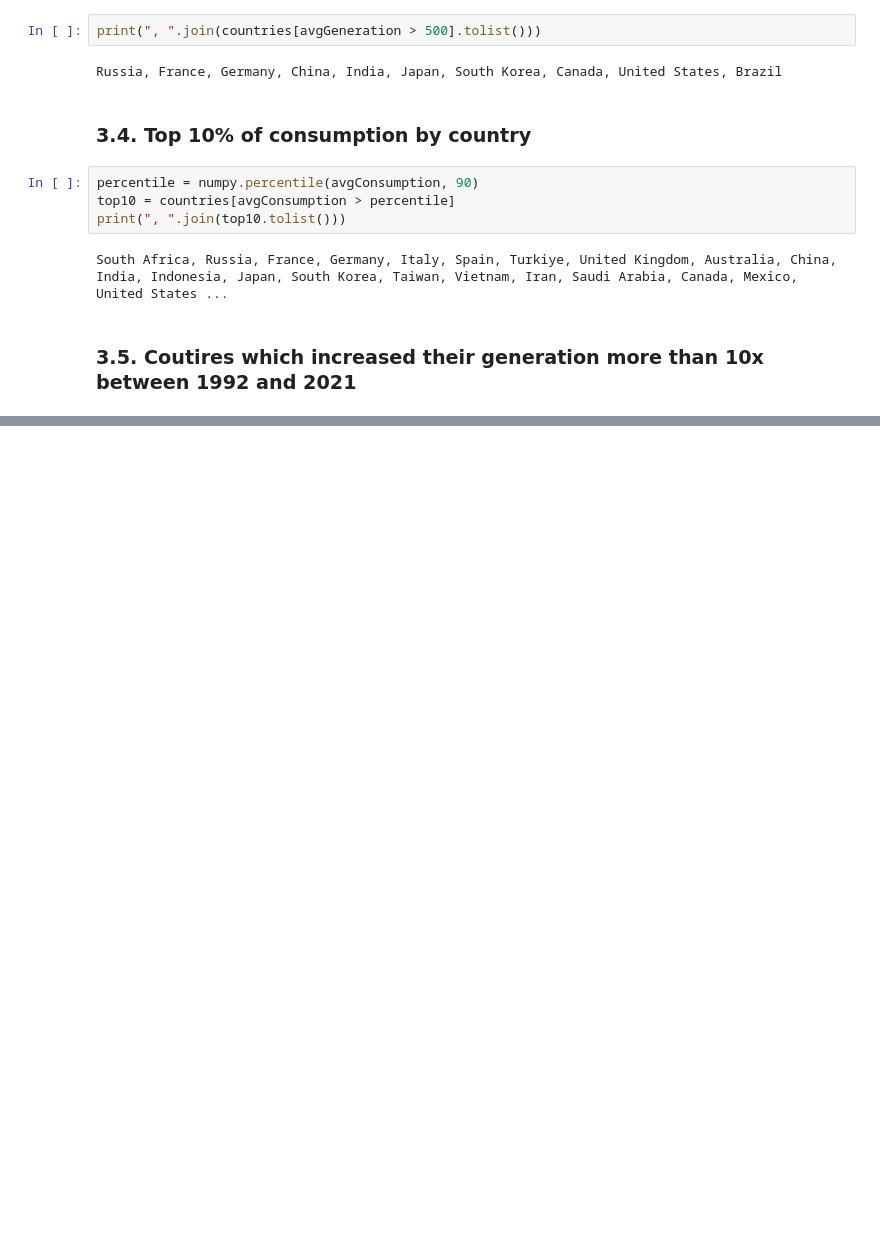
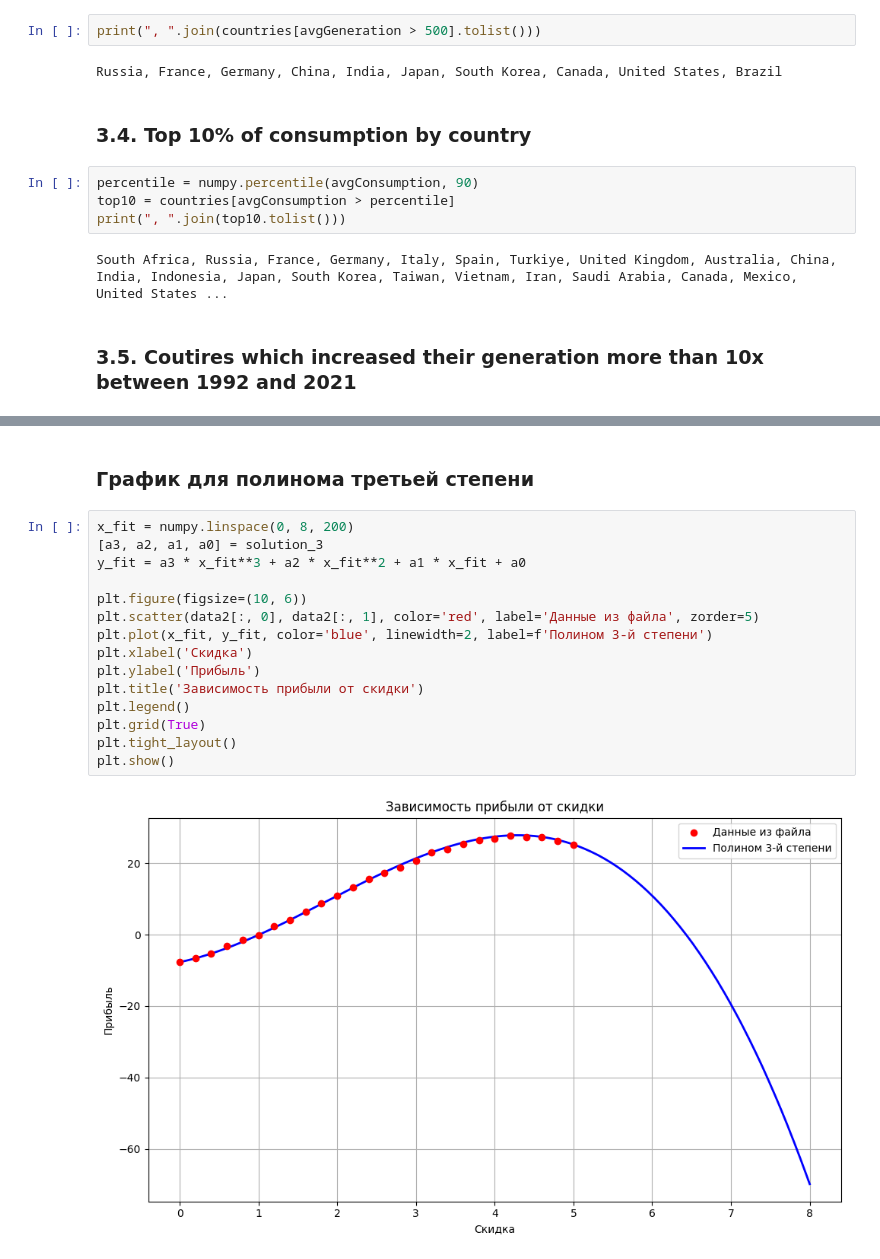
Before and after one commit to YomeEl/DataAnalysis, a Jupyter notebook: Lab3/lab3.ipynb, the cells around one changed output, grey strips where cells are left out. Drawn from its saved outputs; the diff is of its cells as text; blank space fills up the shorter version.

```diff
--- a/Lab3/lab3.ipynb
+++ b/Lab3/lab3.ipynb
@@ -116,0 +225,19 @@ array([False, False, False, False, False, False, False, False, False,
+# %% [markdown]
+### График для полинома третьей степени
+# %%
+x_fit = numpy.linspace(0, 8, 200)
+[a3, a2, a1, a0] = solution_3
+y_fit = a3 * x_fit**3 + a2 * x_fit**2 + a1 * x_fit + a0
+
+plt.figure(figsize=(10, 6))
+plt.scatter(data2[:, 0], data2[:, 1], color='red', label='Данные из файла', zorder=5)
+plt.plot(x_fit, y_fit, color='blue', linewidth=2, label=f'Полином 3-й степени')
+plt.xlabel('Скидка')
+plt.ylabel('Прибыль')
+plt.title('Зависимость прибыли от скидки')
+plt.legend()
+plt.grid(True)
+plt.tight_layout()
+plt.show()
+# %% [output]
+[figure, added]
```
Also changed, not shown: parts of 13 cells of this notebook, 1 other file.
